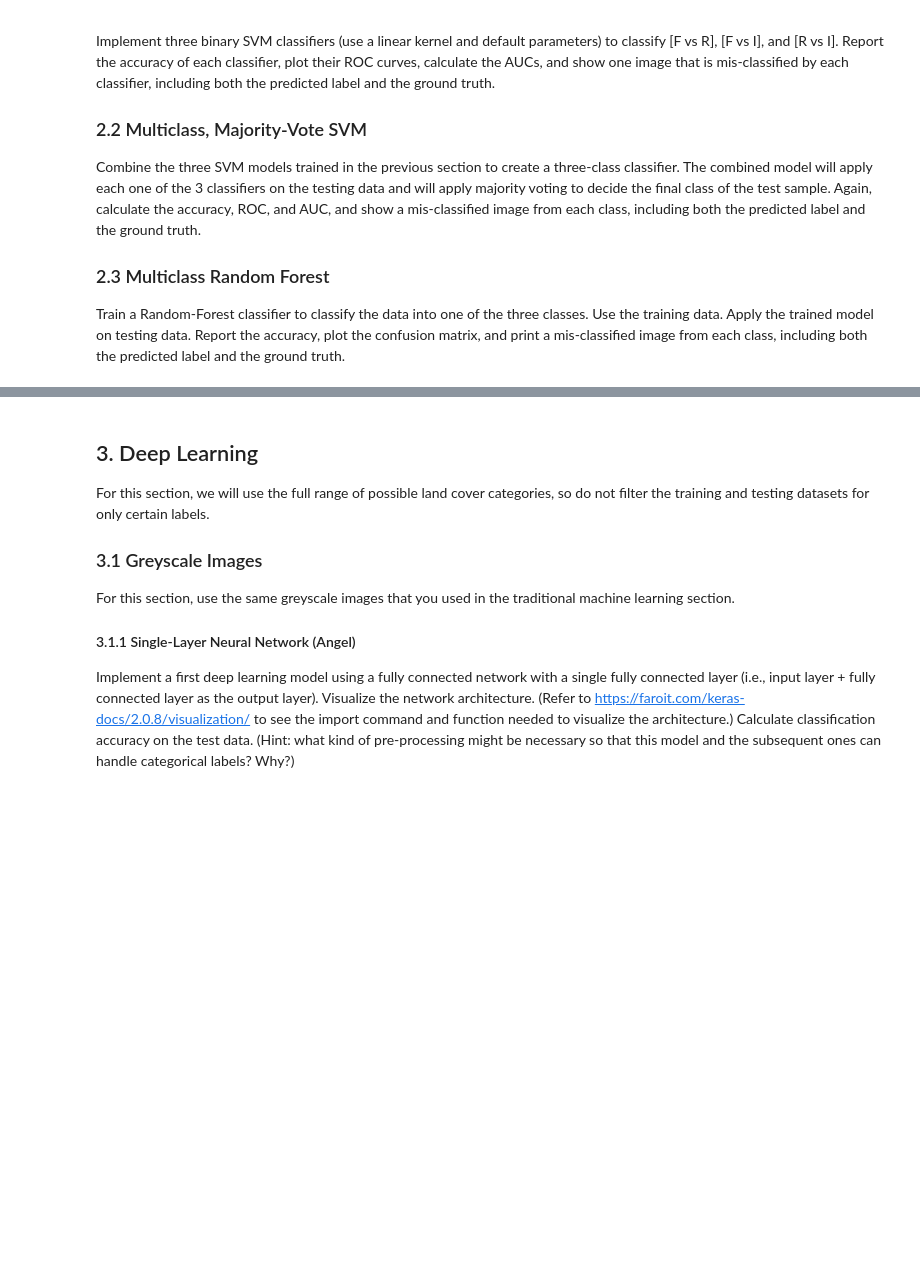
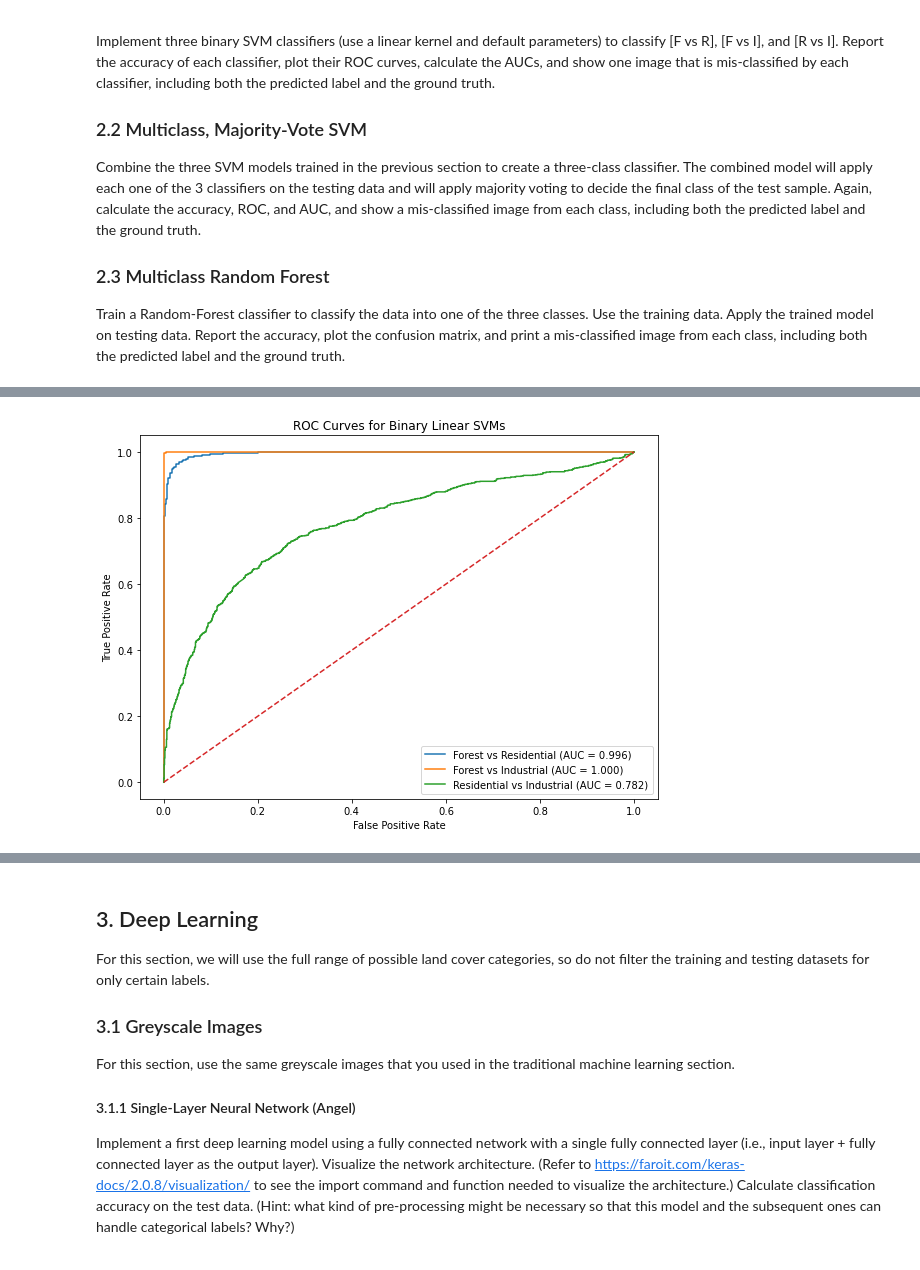
Before and after one commit to kakumanus/musa-650-spring2026, a Jupyter notebook: assignments/eurosat.ipynb, the cells around one changed output, grey strips where cells are left out. Saved outputs shown, nothing was run; the diff lists cells and outputs as text; code cells hidden in the pictures; blank space fills up the shorter version.

Commit message:
added binary svms and reflection. augmentation moved after TTS

```diff
--- a/assignments/eurosat.ipynb
+++ b/assignments/eurosat.ipynb
@@ -318,0 +394,12 @@ Train a Random-Forest classifier to classify the data into one of the three clas
+# %%
+# Binary Classification pairs
+
+pairs = [
+    ("Forest", "Residential"),
+    ("Forest", "Industrial"),
+    ("Residential", "Industrial")
+]
+
+print("Binary classifiers to run:")
+for pair in pairs:
+    print(pair)
@@ -318,0 +455,11 @@ Train a Random-Forest classifier to classify the data into one of the three clas
+# %%
+# AUC Accuracy
+
+print("Binary Linear SVM Results")
+print("-" * 50)
+
+for (class_a, class_b), res in results.items():
+    print(f"{class_a} vs {class_b}")
+    print(f"Accuracy: {res['accuracy']:.4f}")
+    print(f"AUC:      {res['auc']:.4f}")
+    print("-" * 50)
@@ -318,0 +481,21 @@ Train a Random-Forest classifier to classify the data into one of the three clas
+# %%
+# ROC Curves
+
+plt.figure(figsize=(8, 6))
+
+for (class_a, class_b), res in results.items():
+    plt.plot(
+        res["fpr"],
+        res["tpr"],
+        label=f"{class_a} vs {class_b} (AUC = {res['auc']:.3f})"
+    )
+
+plt.plot([0, 1], [0, 1], linestyle="--")
+plt.xlabel("False Positive Rate")
+plt.ylabel("True Positive Rate")
+plt.title("ROC Curves for Binary Linear SVMs")
+plt.legend()
+plt.tight_layout()
+plt.show()
+# %% [output]
+[figure, added]
```
Also changed, not shown: parts of 22 cells of this notebook.
